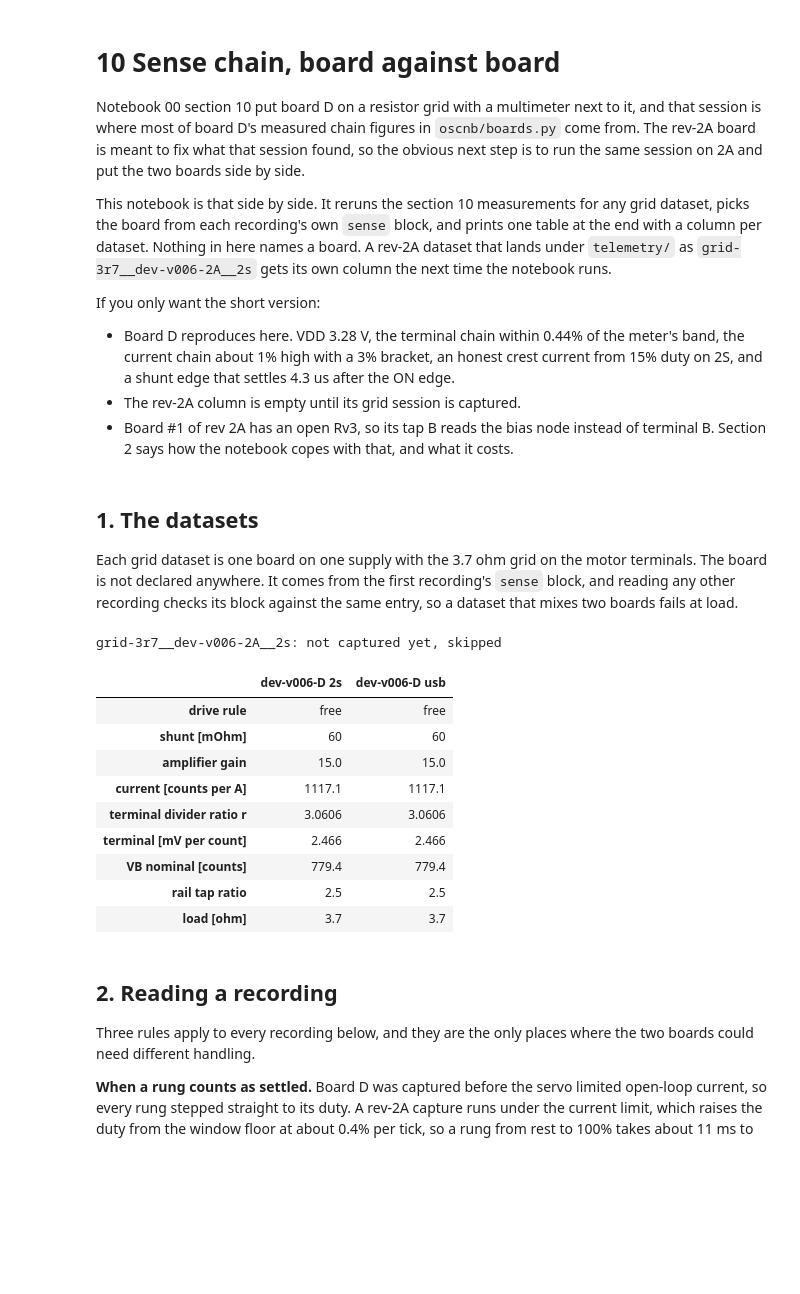
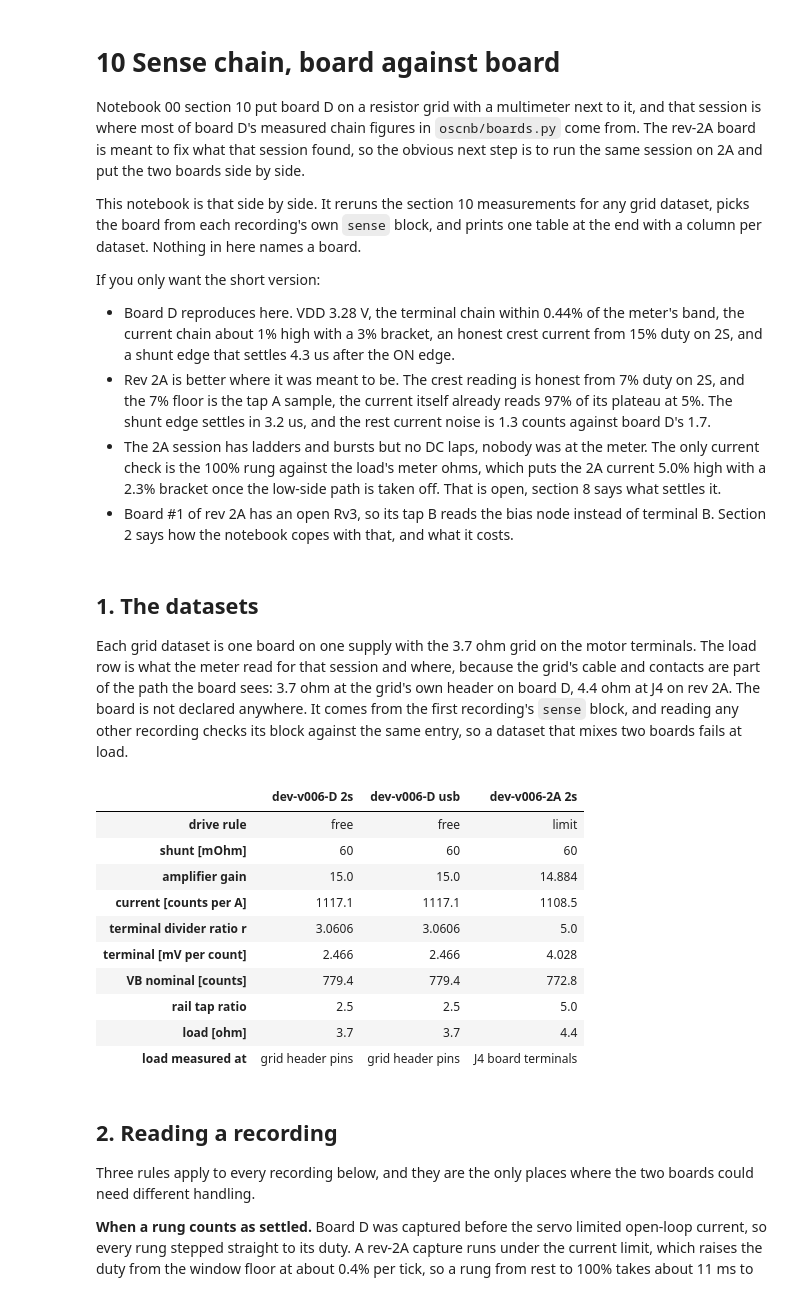
Before and after one commit to OpenServoCore/open-servo-core, a Jupyter notebook: notebooks/10-sense-chain-boards.ipynb, the cells around one changed output. Cells and saved outputs as stored; diff of their text form; code cells hidden in the pictures; blank space fills up the shorter version.

```diff
--- a/notebooks/10-sense-chain-boards.ipynb
+++ b/notebooks/10-sense-chain-boards.ipynb
@@ -8,22 +8,30 @@ same session on 2A and put the two boards side by side.
 
 This notebook is that side by side. It reruns the section 10 measurements for any grid
 dataset, picks the board from each recording's own `sense` block, and prints one table at the
-end with a column per dataset. Nothing in here names a board. A rev-2A dataset that lands
-under `telemetry/` as `grid-3r7__dev-v006-2A__2s` gets its own column the next time the
-notebook runs.
+end with a column per dataset. Nothing in here names a board.
 
 If you only want the short version:
 
 - Board D reproduces here. VDD 3.28 V, the terminal chain within 0.44% of the meter's band,
   the current chain about 1% high with a 3% bracket, an honest crest current from 15% duty
   on 2S, and a shunt edge that settles 4.3 us after the ON edge.
-- The rev-2A column is empty until its grid session is captured.
+- Rev 2A is better where it was meant to be. The crest reading is honest from 7% duty on
+  2S, and the 7% floor is the tap A sample, the current itself already reads 97% of its
+  plateau at 5%. The shunt edge settles in 3.2 us, and the rest current noise is 1.3 counts
+  against board D's 1.7.
+- The 2A session has ladders and bursts but no DC laps, nobody was at the meter. The only
+  current check is the 100% rung against the load's meter ohms, which puts the 2A current
+  5.0% high with a 2.3% bracket once the low-side path is taken off. That is open, section 8
+  says what settles it.
 - Board #1 of rev 2A has an open Rv3, so its tap B reads the bias node instead of terminal
   B. Section 2 says how the notebook copes with that, and what it costs.
 # %% [markdown]
 ## 1. The datasets
 
 Each grid dataset is one board on one supply with the 3.7 ohm grid on the motor terminals.
+The load row is what the meter read for that session and where, because the grid's cable and
+contacts are part of the path the board sees: 3.7 ohm at the grid's own header on board D,
+4.4 ohm at J4 on rev 2A.
 The board is not declared anywhere. It comes from the first recording's `sense` block, and
 reading any other recording checks its block against the same entry, so a dataset that mixes
 two boards fails at load.
@@ -38,45 +46,46 @@ Q15 = 32767
 
 # Every grid session this notebook knows how to grade. A dataset that has not been captured
 # yet is reported and skipped, so the rev-2A column appears the day its folder lands.
 GRIDS = [
     "grid-3r7__dev-v006-D__2s",
     "grid-3r7__dev-v006-D__usb",
     "grid-3r7__dev-v006-2A__2s",
 ]
 FOUND = oscnb.datasets.find()
 GDS = {k: FOUND[k] for k in GRIDS if k in FOUND}
 for k in GRIDS:
     if k not in FOUND:
         print(f"{k}: not captured yet, skipped")
 
 # Short column labels: the board key the sense block picked, plus the supply.
 LABEL = {k: f"{d.board.key} {d.supply}" for k, d in GDS.items()}
 
 # What each board's parts make of one count, straight off the registry entry.
 pd.DataFrame({
     LABEL[k]: {
         "drive rule": d.rule,
         "shunt [mOhm]": d.board.shunt_mohm,
         "amplifier gain": d.board.amp_gain,
         "current [counts per A]": round(d.board.counts_per_a, 1),
         "terminal divider ratio r": round(d.board.div_ratio, 4),
         "terminal [mV per count]": round(d.board.v_term_per_count * 1e3, 3),
         "VB nominal [counts]": round(d.board.vb_nom_counts, 1),
         "rail tap ratio": d.board.vbus_ratio,
-        "load [ohm]": d.servo.measured["r_load"].value,
+        "load [ohm]": d.load.value,
+        "load measured at": d.decl["load"]["where"] if "load" in d.decl else "grid header pins",
     } for k, d in GDS.items()})
 # %% [output]
-grid-3r7__dev-v006-2A__2s: not captured yet, skipped
-|  | dev-v006-D 2s | dev-v006-D usb |
-| drive rule | free | free |
-| shunt [mOhm] | 60 | 60 |
-| amplifier gain | 15.0 | 15.0 |
-| current [counts per A] | 1117.1 | 1117.1 |
-| terminal divider ratio r | 3.0606 | 3.0606 |
-| terminal [mV per count] | 2.466 | 2.466 |
-| VB nominal [counts] | 779.4 | 779.4 |
-| rail tap ratio | 2.5 | 2.5 |
-| load [ohm] | 3.7 | 3.7 |
+|  | dev-v006-D 2s | dev-v006-D usb | dev-v006-2A 2s |
+| drive rule | free | free | limit |
+| shunt [mOhm] | 60 | 60 | 60 |
+| amplifier gain | 15.0 | 15.0 | 14.884 |
+| current [counts per A] | 1117.1 | 1117.1 | 1108.5 |
+| terminal divider ratio r | 3.0606 | 3.0606 | 5.0 |
+| terminal [mV per count] | 2.466 | 2.466 | 4.028 |
+| VB nominal [counts] | 779.4 | 779.4 | 772.8 |
+| rail tap ratio | 2.5 | 2.5 | 5.0 |
+| load [ohm] | 3.7 | 3.7 | 4.4 |
+| load measured at | grid header pins | grid header pins | J4 board terminals |
 # %% [markdown]
 ## 2. Reading a recording
 
```
Also changed, not shown: parts of 15 cells of this notebook.
